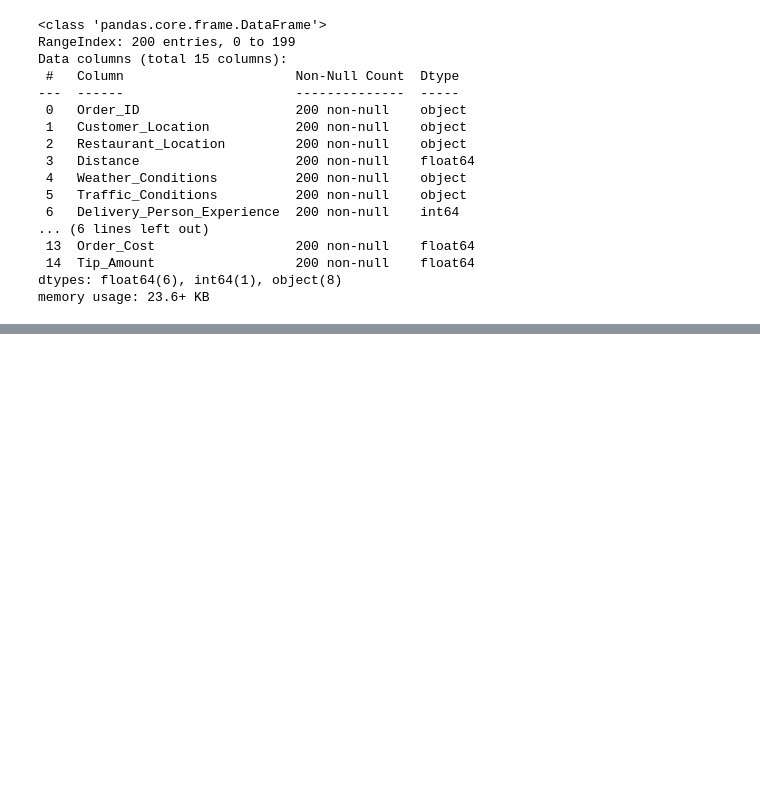
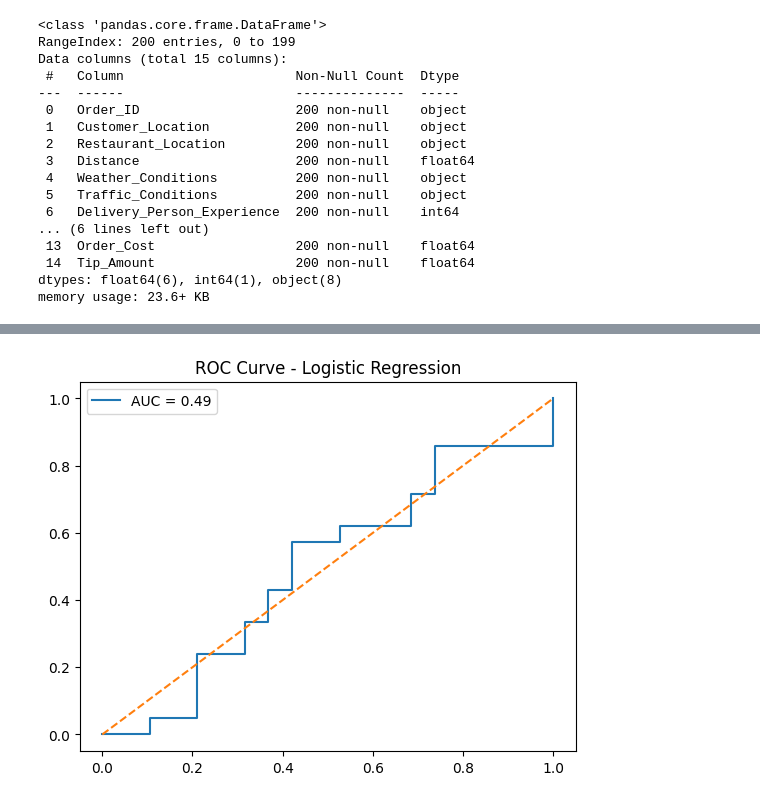
Before and after one commit to harshit-coder-dev/ML-projects, a Jupyter notebook: Food_Delivery_Time_Prediction.ipynb, the cells around one changed output, grey strips where cells are left out. Saved outputs shown, nothing was run; the diff lists cells and outputs as text; code cells hidden in the pictures; blank space fills up the shorter version.

```diff
--- a/Food_Delivery_Time_Prediction.ipynb
+++ b/Food_Delivery_Time_Prediction.ipynb
@@ -308,0 +140,17 @@ plt.show()
+# %%
+from sklearn.linear_model import LogisticRegression
+from sklearn.metrics import accuracy_score, classification_report, confusion_matrix
+
+# Create Category: 1 for Delayed (above median), 0 for Fast
+median_val = df['Delivery_Time'].median()
+y_class = (df['Delivery_Time'] > median_val).astype(int)
+
+X_train_c, X_test_c, y_train_c, y_test_c = train_test_split(X, y_class, test_size=0.2, random_state=42)
+
+# Model Building
+log_model = LogisticRegression()
+log_model.fit(X_train_c, y_train_c)
+y_pred_log = log_model.predict(X_test_c)
+
+# Evaluation
+print(classification_report(y_test_c, y_pred_log))
@@ -308,0 +166,12 @@ plt.show()
+# %%
+from sklearn.metrics import roc_curve, auc
+
+# ROC Curve
+fpr, tpr, _ = roc_curve(y_test_c, log_model.predict_proba(X_test_c)[:,1])
+plt.plot(fpr, tpr, label=f'AUC = {auc(fpr, tpr):.2f}')
+plt.plot([0, 1], [0, 1], '--')
+plt.title('ROC Curve - Logistic Regression')
+plt.legend()
+plt.show()
+# %% [output]
+[figure, added]
```
Also changed, not shown: parts of 60 cells of this notebook.
